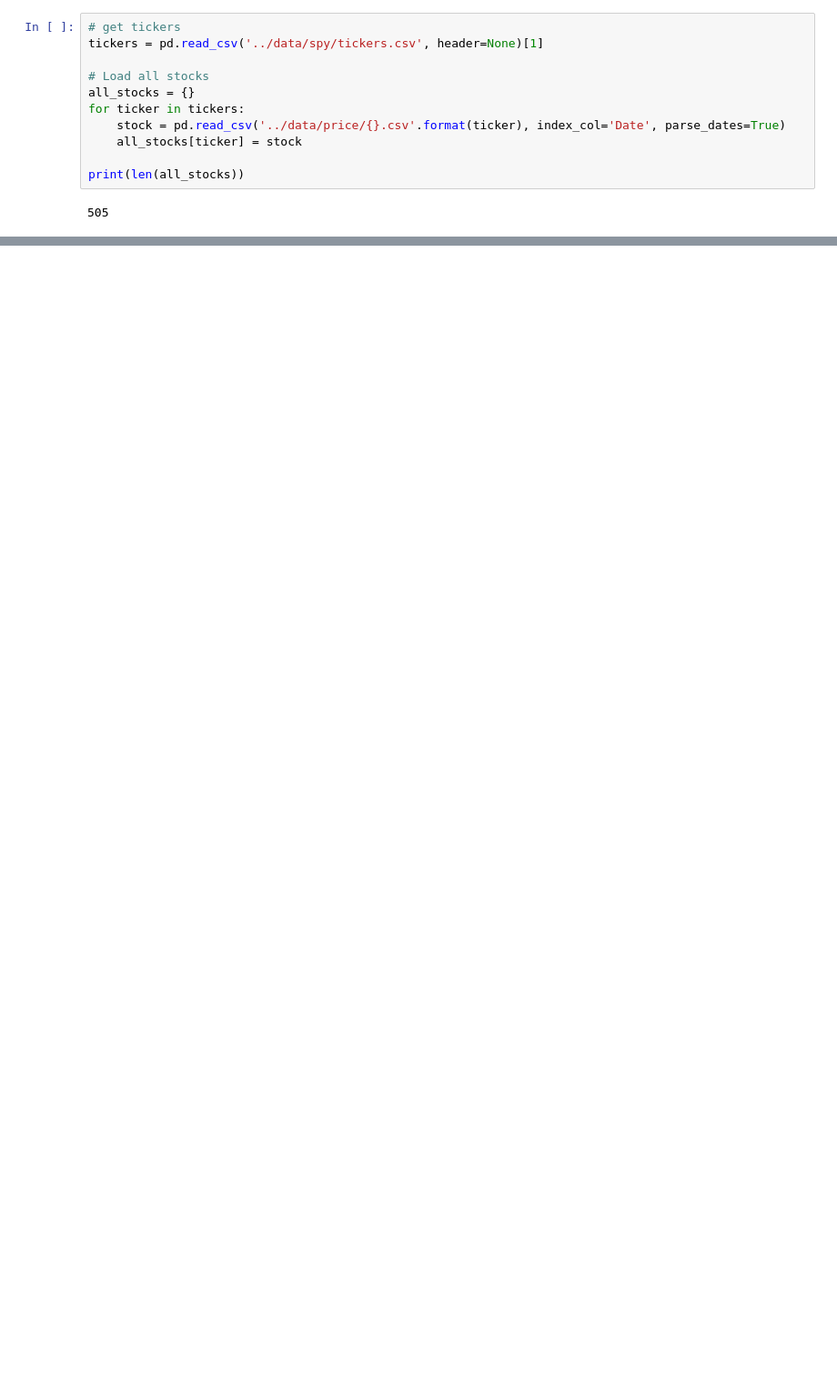
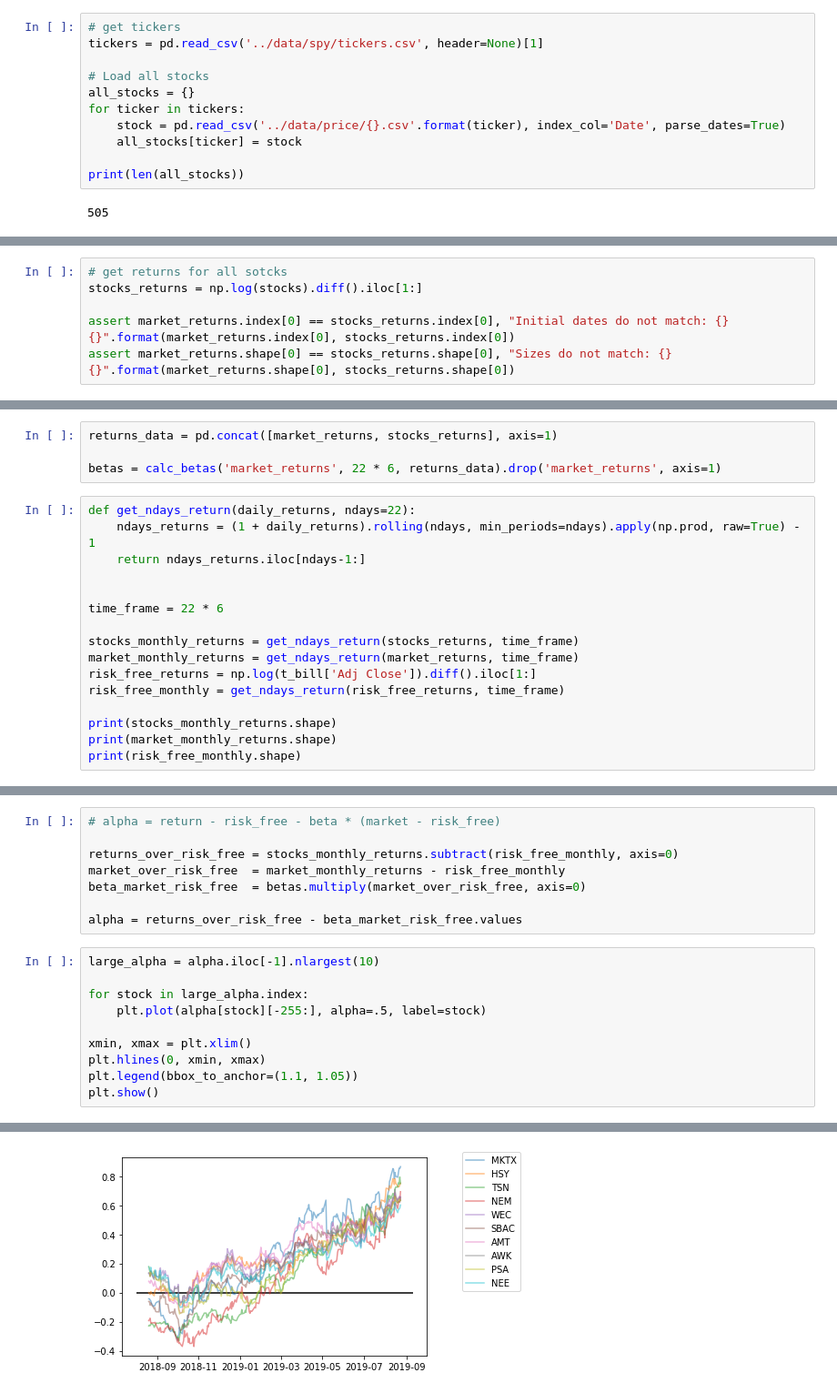
Before and after one commit to samwindham1/algo-trader, a Jupyter notebook: jupyter/alpha.ipynb, the cells around one changed output, grey strips where cells are left out. Shown at 91% size. Drawn from its saved outputs; the diff is of its cells as text; blank space fills up the shorter version.

```diff
--- a/jupyter/alpha.ipynb
+++ b/jupyter/alpha.ipynb
@@ -54 +77,7 @@ y = df['log_return']
+# %%
+# get returns for all sotcks
+stocks_returns = np.log(stocks).diff().iloc[1:]
+
+assert market_returns.index[0] == stocks_returns.index[0], "Initial dates do not match: {} {}".format(market_returns.index[0], stocks_returns.index[0])
+assert market_returns.shape[0] == stocks_returns.shape[0], "Sizes do not match: {} {}".format(market_returns.shape[0], stocks_returns.shape[0])
 # %%
@@ -57,0 +100,20 @@ ValueError: attempted relative import beyond top-level package
+# %%
+returns_data = pd.concat([market_returns, stocks_returns], axis=1)
+
+betas = calc_betas('market_returns', 22 * 6, returns_data).drop('market_returns', axis=1)
+# %%
+def get_ndays_return(daily_returns, ndays=22):
+    ndays_returns = (1 + daily_returns).rolling(ndays, min_periods=ndays).apply(np.prod, raw=True) - 1
+    return ndays_returns.iloc[ndays-1:]
+
+
+time_frame = 22 * 6
+
+stocks_monthly_returns = get_ndays_return(stocks_returns, time_frame)
+market_monthly_returns = get_ndays_return(market_returns, time_frame)
+risk_free_returns = np.log(t_bill['Adj Close']).diff().iloc[1:]
+risk_free_monthly = get_ndays_return(risk_free_returns, time_frame)
+
+print(stocks_monthly_returns.shape)
+print(market_monthly_returns.shape)
+print(risk_free_monthly.shape)
@@ -57,0 +126,19 @@ ValueError: attempted relative import beyond top-level package
+# %%
+# alpha = return - risk_free - beta * (market - risk_free)
+
+returns_over_risk_free = stocks_monthly_returns.subtract(risk_free_monthly, axis=0)
+market_over_risk_free  = market_monthly_returns - risk_free_monthly
+beta_market_risk_free  = betas.multiply(market_over_risk_free, axis=0)
+
+alpha = returns_over_risk_free - beta_market_risk_free.values
+# %%
+large_alpha = alpha.iloc[-1].nlargest(10)
+
+for stock in large_alpha.index:
+    plt.plot(alpha[stock][-255:], alpha=.5, label=stock)
+
+xmin, xmax = plt.xlim()
+plt.hlines(0, xmin, xmax)
+plt.legend(bbox_to_anchor=(1.1, 1.05))
+plt.show()
+# %% [output]
@@ -57,0 +149 @@ ValueError: attempted relative import beyond top-level package
+[figure, added]
```
Also changed, not shown: parts of 12 cells of this notebook, 2 other files.
